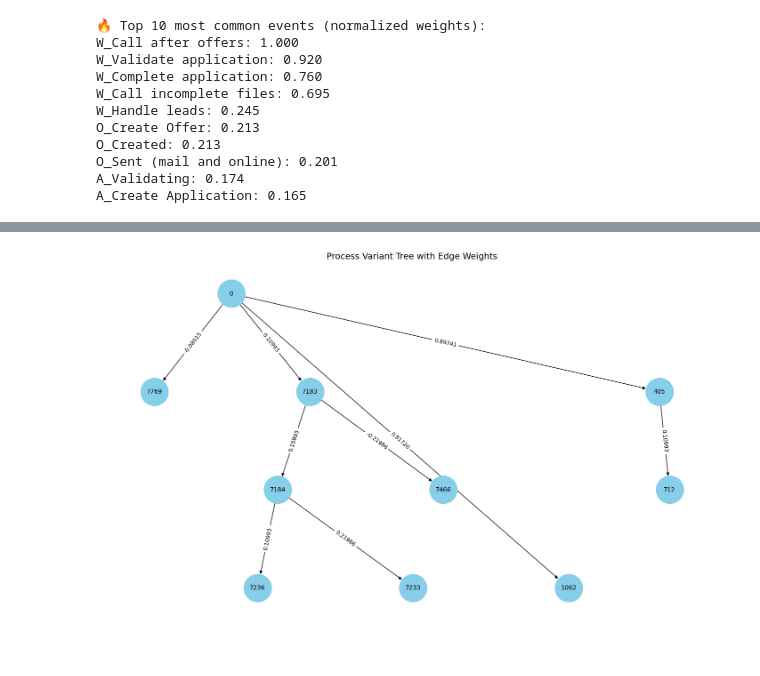
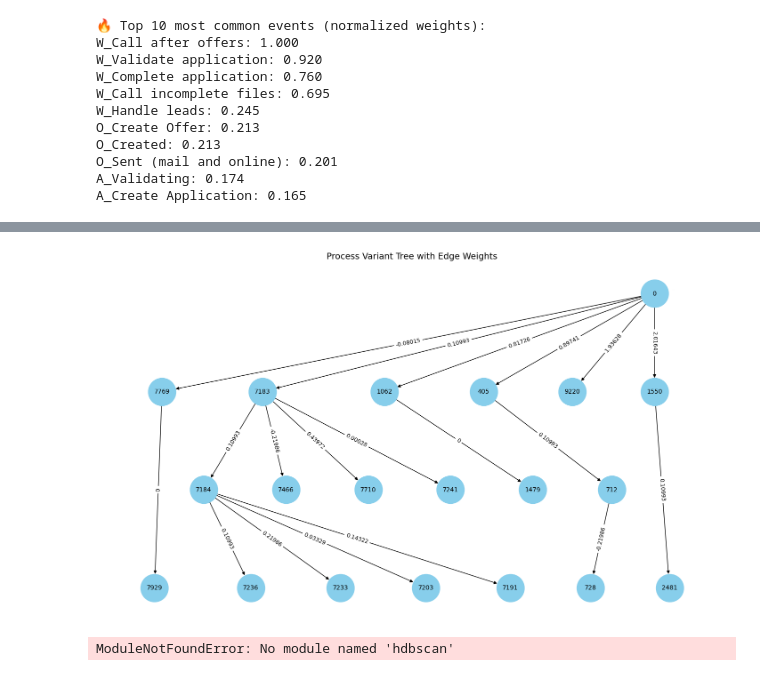
Before and after one commit to uppili-srinivasan/Process_Variant_Graph_BPI, a Jupyter notebook: test.ipynb, the cells around one changed output, grey strips where cells are left out. Saved outputs shown, nothing was run; the diff lists cells and outputs as text; code cells hidden in the pictures.

```diff
--- a/test.ipynb
+++ b/test.ipynb
@@ -72,7 +81,7 @@ df["Parent ID"] = pd.to_numeric(df["Parent ID"], errors='coerce')
 df["Variant ID"] = pd.to_numeric(df["Variant ID"], errors='coerce')
 
 # Get top 10 variants by frequency
-top_variants_df = df.sort_values(by="Frequency", ascending=False).head(10)
+top_variants_df = df.sort_values(by="Frequency", ascending=False).head(20)
 
 # Compute global event weights (normalized)
 all_events = []
@@ -160 +176,50 @@ if edge_weights:
-[figure, old version]
+[figure, new version]
+# %%
+import pandas as pd
+from sentence_transformers import SentenceTransformer
+import hdbscan
+from sklearn.preprocessing import StandardScaler
+from sklearn.metrics.pairwise import cosine_similarity
+import matplotlib.pyplot as plt
+import seaborn as sns
+
+# 1. Load your event log and get unique event names
+all_events = []
+for path in df["Event Path"]:
+    all_events.extend(path.split(" → "))
+unique_events = sorted(set(all_events))
+
+# 2. Load the model
+model = SentenceTransformer("BAAI/bge-base-en")
+
+# 3. Generate embeddings
+embeddings = model.encode(unique_events, normalize_embeddings=True)
+
+# 4. Optional: visualize similarities
+similarity_matrix = cosine_similarity(embeddings)
+plt.figure(figsize=(12, 10))
+sns.heatmap(similarity_matrix, xticklabels=unique_events, yticklabels=unique_events, cmap='viridis')
+plt.title("Semantic Similarity Between Events")
+plt.show()
+
+# 5. Cluster embeddings using HDBSCAN
+clusterer = hdbscan.HDBSCAN(min_cluster_size=2, metric='euclidean')
+labels = clusterer.fit_predict(embeddings)
+
+# 6. Assign weights based on cluster size or semantic importance
+event_clusters = pd.DataFrame({
+    "Event": unique_events,
+    "Cluster": labels
+})
+
+# Example heuristic: smaller cluster = rarer = more deviation
+cluster_sizes = event_clusters["Cluster"].value_counts().to_dict()
+event_clusters["Semantic Weight"] = event_clusters["Cluster"].apply(
+    lambda c: 1.0 / cluster_sizes[c] if c != -1 else 0.0
+)
+
+# Display result
+pd.set_option("display.max_colwidth", None)
+display(event_clusters.sort_values(by="Semantic Weight", ascending=False))
+# %% [output]
+ModuleNotFoundError: No module named 'hdbscan'
```
Also changed, not shown: parts of 3 cells of this notebook, 2 other files.
